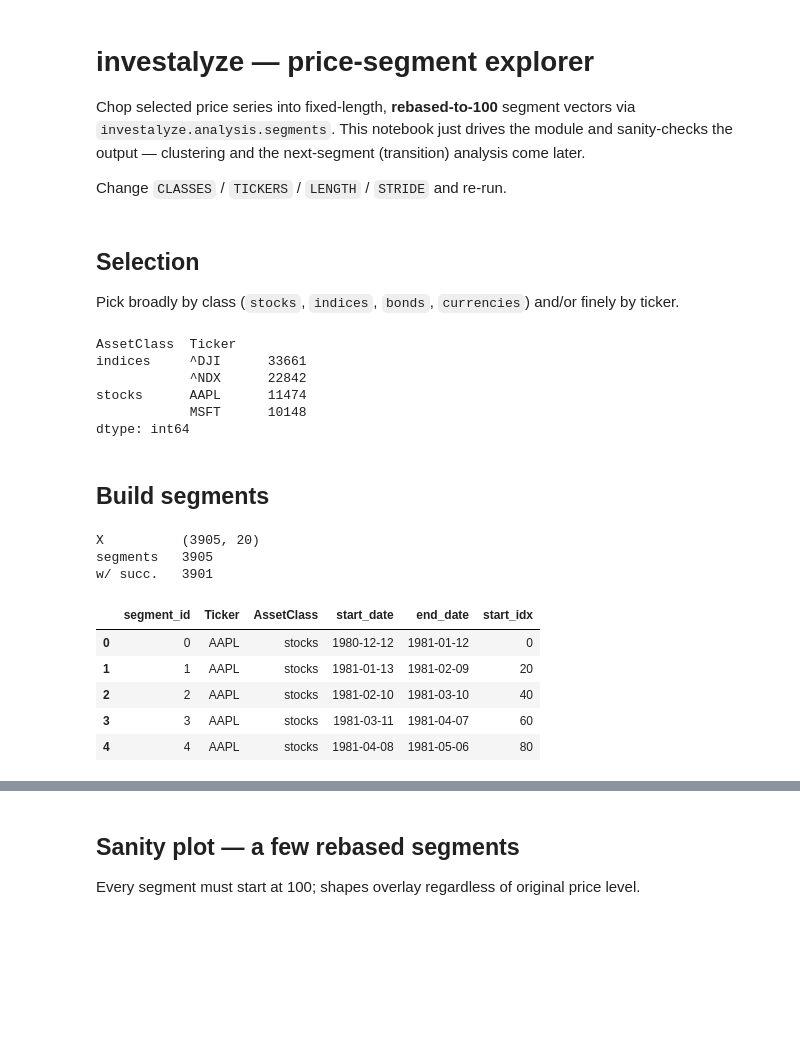
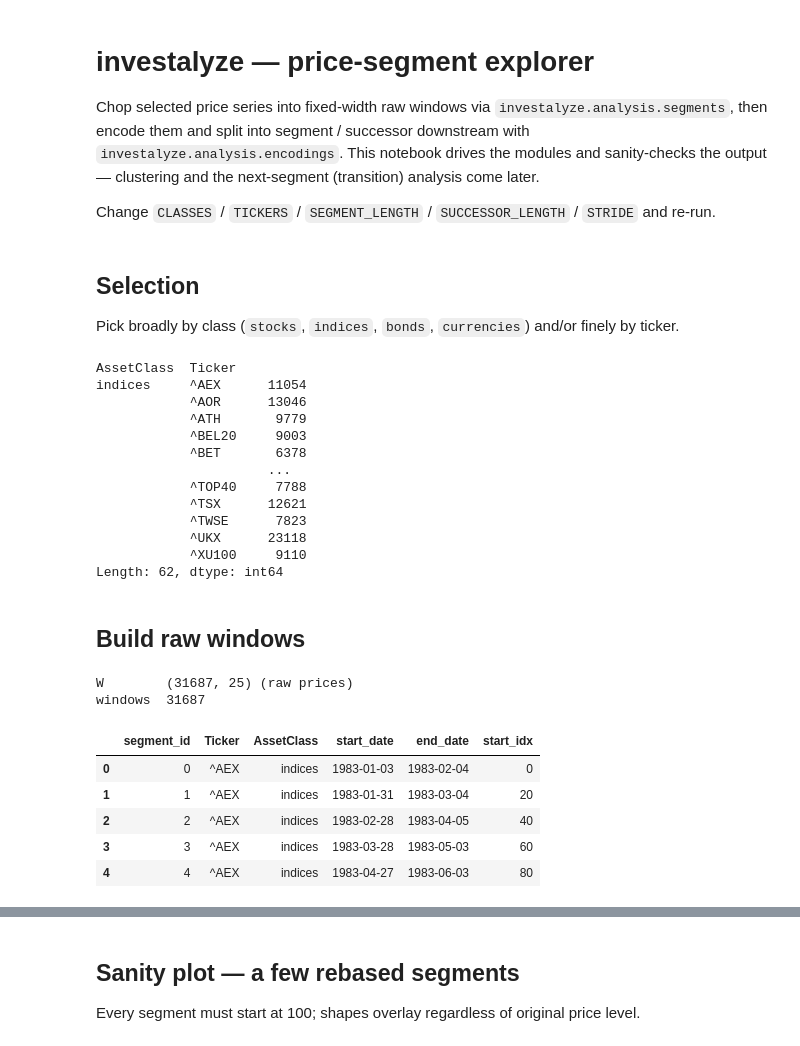
Before and after one commit to marcdumon/investalyze, a Jupyter notebook: notebooks/3_segment_explore.ipynb, the cells around one changed output, grey strips where cells are left out. Drawn from its saved outputs; the diff is of its cells as text; code cells hidden in the pictures; blank space fills up the shorter version.

```diff
--- a/notebooks/3_segment_explore.ipynb
+++ b/notebooks/3_segment_explore.ipynb
@@ -1,11 +1,12 @@
 # %% [markdown]
 # investalyze — price-segment explorer
 
-Chop selected price series into fixed-length, **rebased-to-100** segment vectors via
-`investalyze.analysis.segments`. This notebook just drives the module and sanity-checks the
-output — clustering and the next-segment (transition) analysis come later.
+Chop selected price series into fixed-width raw windows via `investalyze.analysis.segments`, then
+encode them and split into segment / successor downstream with `investalyze.analysis.encodings`.
+This notebook drives the modules and sanity-checks the output — clustering and the next-segment
+(transition) analysis come later.
 
-Change `CLASSES` / `TICKERS` / `LENGTH` / `STRIDE` and re-run.
+Change `CLASSES` / `TICKERS` / `SEGMENT_LENGTH` / `SUCCESSOR_LENGTH` / `STRIDE` and re-run.
 # %%
 %load_ext autoreload
 %autoreload 2
@@ -23,33 +24,43 @@ Pick broadly by class (`stocks`, `indices`, `bonds`, `currencies`) and/or finely
 # %%
 CLASSES = ['stocks', 'indices']
 TICKERS = ['AAPL', 'MSFT', '^DJI', '^NDX']  # set to None for every ticker in the chosen classes
-LENGTH = 20   # trading rows per segment
-STRIDE = 20   # step between segment starts (== LENGTH -> non-overlapping)
+
+CLASSES = ['indices']
+TICKERS = None
+SEGMENT_LENGTH = 20             # trading rows per segment (the downstream split point)
+SUCCESSOR_LENGTH = 5            # trading rows in the successor block
+WINDOW_LENGTH = SEGMENT_LENGTH + SUCCESSOR_LENGTH
+STRIDE = 20                     # step between window starts (== SEGMENT_LENGTH -> non-overlapping segments)
 
 series = segments.load_series(con, classes=CLASSES, tickers=TICKERS)
 series.groupby(['AssetClass', 'Ticker']).size()
 # %% [output]
 AssetClass  Ticker
-indices     ^DJI      33661
-            ^NDX      22842
-stocks      AAPL      11474
-            MSFT      10148
-dtype: int64
+indices     ^AEX      11054
+            ^AOR      13046
+            ^ATH       9779
+            ^BEL20     9003
+            ^BET       6378
+                      ...
+            ^TOP40     7788
+            ^TSX      12621
+            ^TWSE      7823
+            ^UKX      23118
+            ^XU100     9110
+Length: 62, dtype: int64
 # %% [markdown]
-## Build segments
+## Build raw windows
 # %%
-X, meta, successor = segments.build_segments(series, length=LENGTH, stride=STRIDE)
-print('X         ', X.shape)
-print('segments  ', len(meta))
-print('w/ succ.  ', int((successor >= 0).sum()))
+W, meta = segments.build_segments(series, window_length=WINDOW_LENGTH, stride=STRIDE)
+print('W       ', W.shape, '(raw prices)')
+print('windows ', len(meta))
 meta.head()
 # %% [output]
-X          (3905, 20)
-segments   3905
-w/ succ.   3901
+W        (31687, 25) (raw prices)
+windows  31687
 |  | segment_id | Ticker | AssetClass | start_date | end_date | start_idx |
-| 0 | 0 | AAPL | stocks | 1980-12-12 | 1981-01-12 | 0 |
-| 1 | 1 | AAPL | stocks | 1981-01-13 | 1981-02-09 | 20 |
-| 2 | 2 | AAPL | stocks | 1981-02-10 | 1981-03-10 | 40 |
-| 3 | 3 | AAPL | stocks | 1981-03-11 | 1981-04-07 | 60 |
-| 4 | 4 | AAPL | stocks | 1981-04-08 | 1981-05-06 | 80 |
+| 0 | 0 | ^AEX | indices | 1983-01-03 | 1983-02-04 | 0 |
+| 1 | 1 | ^AEX | indices | 1983-01-31 | 1983-03-04 | 20 |
+| 2 | 2 | ^AEX | indices | 1983-02-28 | 1983-04-05 | 40 |
+| 3 | 3 | ^AEX | indices | 1983-03-28 | 1983-05-03 | 60 |
+| 4 | 4 | ^AEX | indices | 1983-04-27 | 1983-06-03 | 80 |
```
Also changed, not shown: parts of 6 cells of this notebook, 2 other files.
